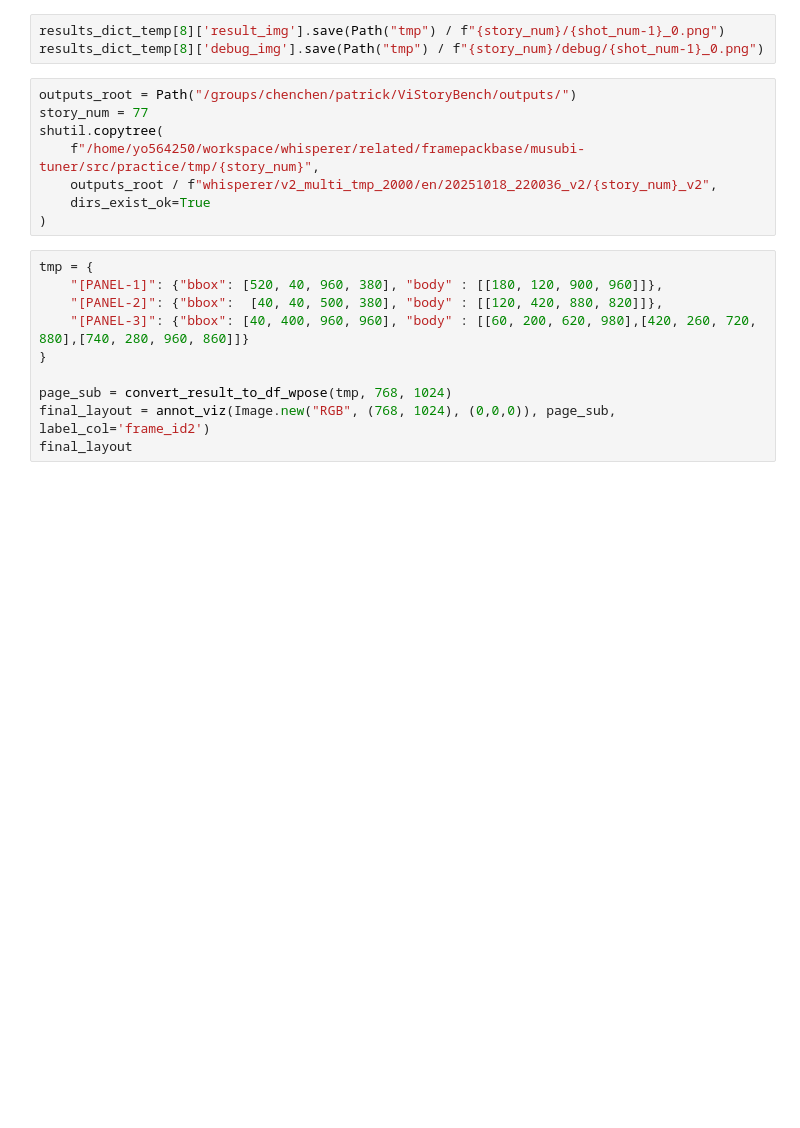
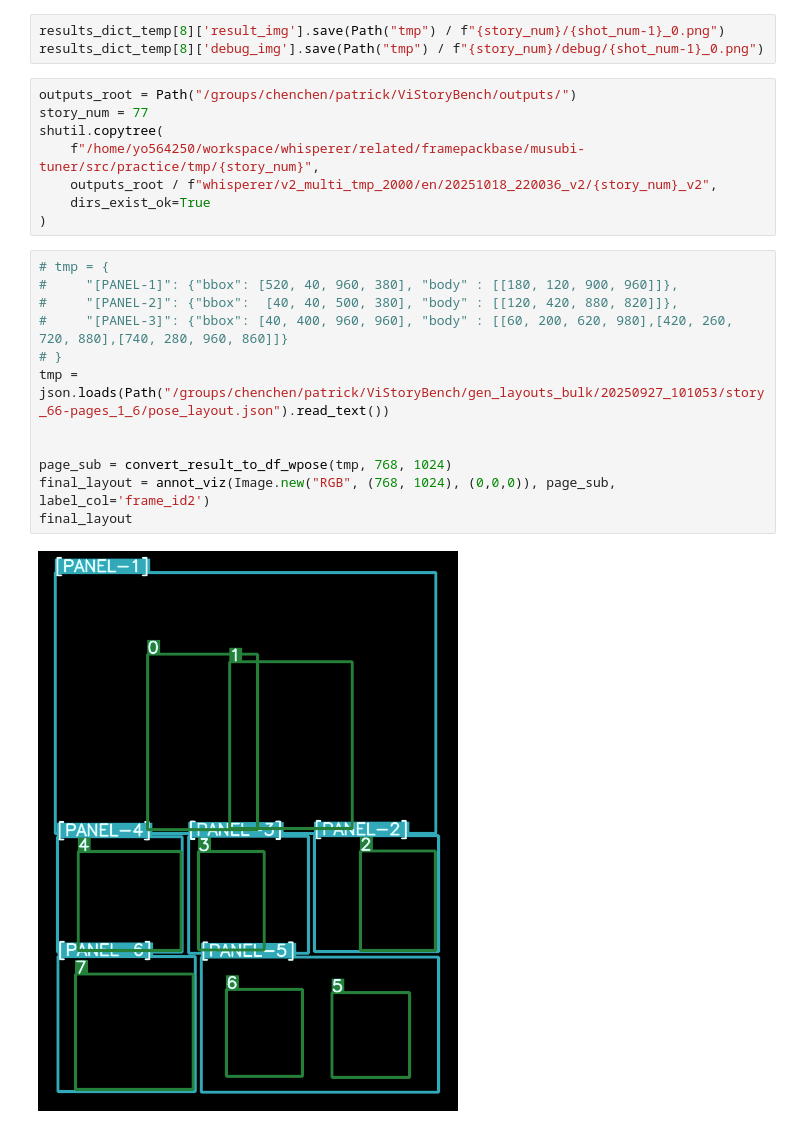
Before and after one commit to yj7082126/musubi-tuner, a Jupyter notebook: src/practice/test_seg_4_3.ipynb, the cells around one changed output. Saved outputs shown, nothing was run; the diff lists cells and outputs as text; blank space fills up the shorter version.

```diff
--- a/src/practice/test_seg_4_3.ipynb
+++ b/src/practice/test_seg_4_3.ipynb
@@ -225,12 +241,16 @@ shutil.copytree(
     dirs_exist_ok=True
 )
 # %%
-tmp = {
-    "[PANEL-1]": {"bbox": [520, 40, 960, 380], "body" : [[180, 120, 900, 960]]},
-    "[PANEL-2]": {"bbox":  [40, 40, 500, 380], "body" : [[120, 420, 880, 820]]},
-    "[PANEL-3]": {"bbox": [40, 400, 960, 960], "body" : [[60, 200, 620, 980],[420, 260, 720, 880],[740, 280, 960, 860]]}
-}
+# tmp = {
+#     "[PANEL-1]": {"bbox": [520, 40, 960, 380], "body" : [[180, 120, 900, 960]]},
+#     "[PANEL-2]": {"bbox":  [40, 40, 500, 380], "body" : [[120, 420, 880, 820]]},
+#     "[PANEL-3]": {"bbox": [40, 400, 960, 960], "body" : [[60, 200, 620, 980],[420, 260, 720, 880],[740, 280, 960, 860]]}
+# }
+tmp = json.loads(Path("/groups/chenchen/patrick/ViStoryBench/gen_layouts_bulk/20250927_101053/story_66-pages_1_6/pose_layout.json").read_text())
+
 
 page_sub = convert_result_to_df_wpose(tmp, 768, 1024)
 final_layout = annot_viz(Image.new("RGB", (768, 1024), (0,0,0)), page_sub, label_col='frame_id2')
 final_layout
+# %% [output]
+[figure, added]
```
Also changed, not shown: parts of 12 cells of this notebook, 5 other files.
